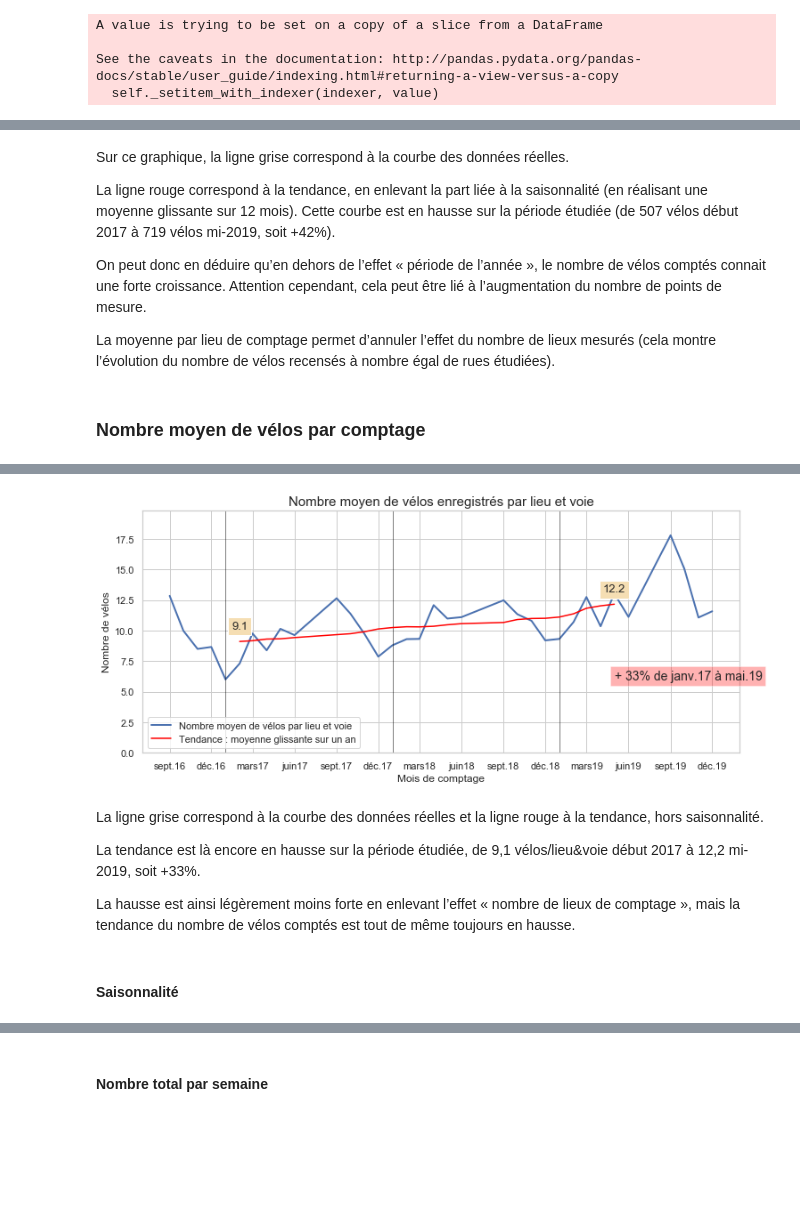
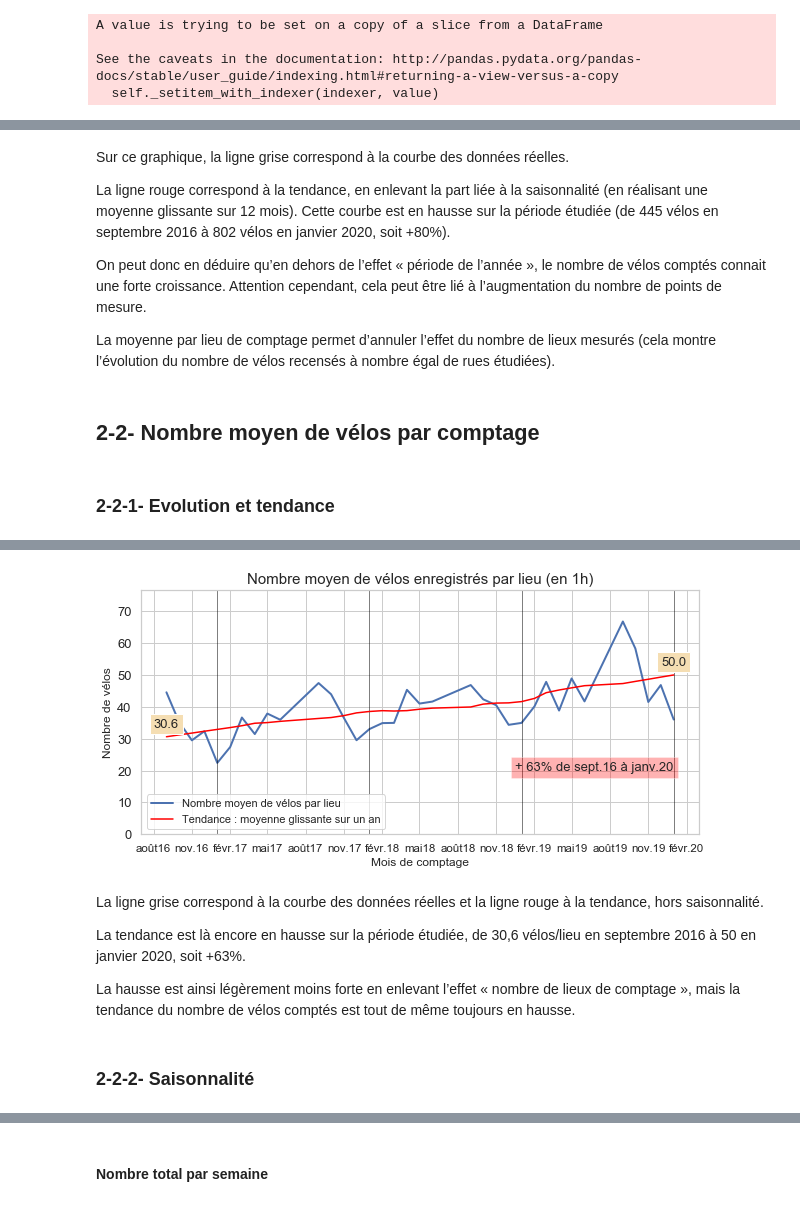
Before and after one commit to ElisePupier/ADAVA, a Jupyter notebook: Evolutions de la circulation de vélos à Aix.ipynb, the cells around one changed output, grey strips where cells are left out. Drawn from its saved outputs; the diff is of its cells as text; code cells hidden in the pictures; blank space fills up the shorter version.

```diff
--- a/Evolutions de la circulation de vélos à Aix.ipynb
+++ b/Evolutions de la circulation de vélos à Aix.ipynb
@@ -220,23 +254,24 @@ Text(2019-05-01 00:00:00, 250, '+ 42% de janv.17 à mai.19')
 # %% [markdown]
 Sur ce graphique, la ligne grise correspond à la courbe des données réelles.
 
-La ligne rouge correspond à la tendance, en enlevant la part liée à la saisonnalité (en réalisant une moyenne glissante sur 12 mois). Cette courbe est en hausse sur la période étudiée (de 507 vélos début 2017 à 719 vélos mi-2019, soit +42%).
+La ligne rouge correspond à la tendance, en enlevant la part liée à la saisonnalité (en réalisant une moyenne glissante sur 12 mois). Cette courbe est en hausse sur la période étudiée (de 445 vélos en septembre 2016 à 802 vélos en janvier 2020, soit +80%).
 
 On peut donc en déduire qu’en dehors de l’effet « période de l’année », le nombre de vélos comptés connait une forte croissance.
 Attention cependant, cela peut être lié à l’augmentation du nombre de points de mesure.
 
 La moyenne par lieu de comptage permet d’annuler l’effet du nombre de lieux mesurés (cela montre l’évolution du nombre de vélos recensés à nombre égal de rues étudiées).
 # %% [markdown]
-### Nombre moyen de vélos par comptage
+## 2-2- Nombre moyen de vélos par comptage
+# %% [markdown]
+### 2-2-1- Evolution et tendance
 # %%
-# série temporelle du nombre de vélo moyen (par lieu et voie) compté par mois
-data_by_month_tot_velos = data_adava.groupby(['date','lieu','dir_voie'],as_index=False).sum()
-#data_by_month_tot_velos = data_adava.groupby(['date','lieu'],as_index=False).sum()
+# série temporelle du nombre de vélo moyen (par lieu) compté par mois
+data_by_month_tot_velos = data_adava.groupby(['date','lieu'],as_index=False).sum()
 data_by_month_mean = data_by_month_tot_velos.groupby(['date'],as_index=False).mean()
 ts_by_month_mean = data_by_month_mean.set_index('date')
 
 #décomposition de la série temporelle
-ts_by_month_mean_decompose = seasonal_decompose(ts_by_month_mean, model='additive',freq=10)
+ts_by_month_mean_decompose = seasonal_decompose(ts_by_month_mean, model='additive',freq=10,extrapolate_trend=1)
 
 #extraire les 1ère et dernière valeurs de la trend pour les afficher sur le graph
 trend1 = ts_by_month_mean_decompose.trend[~np.isnan(ts_by_month_mean_decompose.trend)['nombre']].iloc[0]
@@ -245,16 +280,18 @@ trend_der = ts_by_month_mean_decompose.trend[~np.isnan(ts_by_month_mean_decompos
 #croissance de la tendance
 perc_croissance = str(int(round((trend_der.nombre - trend1.nombre)/trend1.nombre*100)))
 # %%
-plt.figure(figsize=(12,5))
+plt.figure(figsize=(10,4.5))
+
 g_by_month_mean = sns.lineplot(x=ts_by_month_mean.index, y='nombre', data=ts_by_month_mean, linewidth=2,
-                               label="Nombre moyen de vélos par lieu et voie")
+                               label="Nombre moyen de vélos par lieu")
 
 g_by_month_mean.set(xlabel='Mois de comptage', ylabel='Nombre de vélos')
-g_by_month_mean.axes.set_title("Nombre moyen de vélos enregistrés par lieu et voie",fontsize=15)
+plt.xticks(fontsize=11.5),plt.yticks(fontsize=13)
+g_by_month_mean.axes.set_title("Nombre moyen de vélos enregistrés par lieu (en 1h)",fontsize=15)
 
 g_by_month_mean.xaxis.set_major_locator(mdates.MonthLocator(interval=3))
 g_by_month_mean.xaxis.set_major_formatter(mdates.DateFormatter('%b%y'))
-plt.ylim(0, ts_by_month_mean.nombre.max()+2)
+plt.ylim(0, ts_by_month_mean.nombre.max()+10)
 
 for an in lim_annees:
     plt.axvline(an, linewidth=0.5, color="black")
@@ -262,7 +299,7 @@ for an in lim_annees:
 plt.plot(ts_by_month_mean_decompose.trend,color="red", label='Tendance : moyenne glissante sur un an')
 plt.legend(loc='lower left')
 
-g_by_month_mean.text(trend1.name, trend1.nombre+1,round(trend1.nombre,1), fontsize=13,horizontalalignment='center', bbox=dict(facecolor='wheat'))
-g_by_month_mean.text(trend_der.name, trend_der.nombre+1,round(trend_der.nombre,1), fontsize=13,horizontalalignment='center', bbox=dict(facecolor='wheat'))
-g_by_month_mean.text(trend_der.name,6,'+ '+perc_croissance+"% de janv.17 à mai.19", fontsize=14, bbox=dict(facecolor='red',alpha=0.3))
+g_by_month_mean.text(trend1.name, trend1.nombre+3,round(trend1.nombre,1), fontsize=13,horizontalalignment='center', bbox=dict(facecolor='wheat'))
+g_by_month_mean.text(trend_der.name, trend_der.nombre+3,round(trend_der.nombre,1), fontsize=13,horizontalalignment='center', bbox=dict(facecolor='wheat'))
+g_by_month_mean.text(trend_der.name,20,'+ '+perc_croissance+"% de sept.16 à janv.20", fontsize=13,horizontalalignment='right', bbox=dict(facecolor='red',alpha=0.3))
 # %% [output]
@@ -270,12 +307,12 @@ Text(2019-05-01 00:00:00, 6, '+ 33% de janv.17 à mai.19')
-[figure, old version]
+[figure, new version]
 # %% [markdown]
 La ligne grise correspond à la courbe des données réelles et la ligne rouge à la tendance, hors saisonnalité.
 
-La tendance est là encore en hausse sur la période étudiée, de 9,1 vélos/lieu&voie début 2017 à 12,2 mi-2019, soit +33%.
+La tendance est là encore en hausse sur la période étudiée, de 30,6 vélos/lieu en septembre 2016 à 50 en janvier 2020, soit +63%.
 
 La hausse est ainsi légèrement moins forte en enlevant l’effet « nombre de lieux de comptage », mais la tendance du nombre de vélos comptés est tout de même toujours en hausse.
 # %% [markdown]
-#### Saisonnalité
+### 2-2-2- Saisonnalité
 # %%
 ts_saisonnalite = ts_by_month_mean_decompose.seasonal + ts_by_month_mean.mean()
 # %%
```
Also changed, not shown: parts of 139 cells of this notebook.
